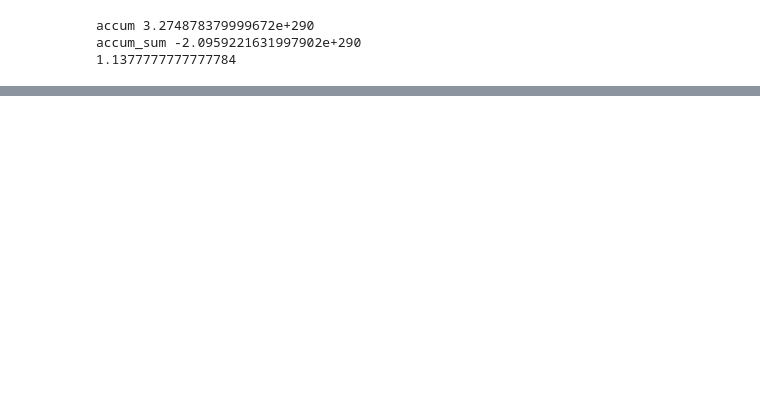
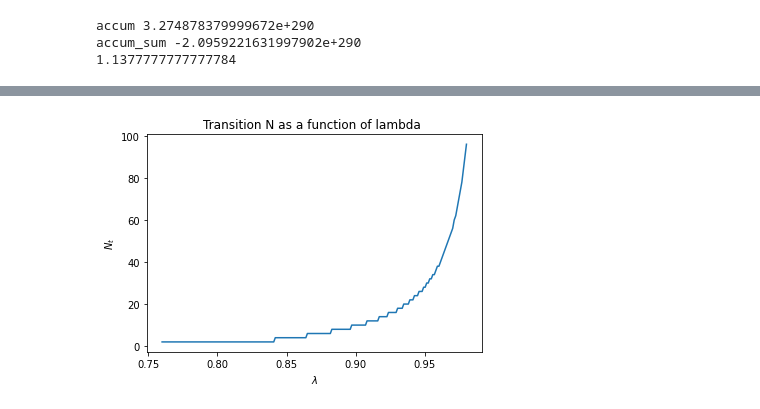
Before and after one commit to Ruchir555/State-Transfer-between-CV-Bosonic-Modes-and-Qubits, a Jupyter notebook: T_parameter_finder.ipynb, the cells around one changed output, grey strips where cells are left out. Drawn from its saved outputs; the diff is of its cells as text; code cells hidden in the pictures; blank space fills up the shorter version.

```diff
--- a/T_parameter_finder.ipynb
+++ b/T_parameter_finder.ipynb
@@ -371,0 +600,17 @@ LABELS = [i for i in range(1,100+1)]
+# %%
+import math
+lamb = 0.75
+N = 2
+a_plus = lamb**(2*N)
+a_minus = 1-a_plus
+b_plus = lamb**(-2) * (1+(-1/lamb**2)**(N-1)) * (1+1/lamb**2)**(-1) + (1/2)*lamb**(-2*N)*(-1)**(N+1)
+b_minus = 1-b_plus
+sin_gamma = 2*math.sqrt(a_plus * a_minus)
+# Delta = (1/2)*math.asin( math.sqrt((b_plus*b_minus)/(a_plus*a_minus)) )
+print("a_plus:", a_plus)
+print("a_minus:", a_minus)
+print("b_plus:", b_plus)
+print("b_minus:", b_minus)
+print("sin_gamma:", sin_gamma)
+# print("sqrt(bpbm/apam):", math.sqrt((b_plus*b_minus)/(a_plus*a_minus)))
+# print("Delta:", Delta)
@@ -371,0 +762,61 @@ LABELS = [i for i in range(1,100+1)]
+# %%
+# Plot the transition N as a function of lambda:
+import matplotlib.pyplot as plt
+
+def find_Transition_N(lamb):
+  # lamb_crit_1 = 2**(-1/4) #first transition lambda ~8408964152537145, anything below this transitions at round 2
+  lamb_crit_1 = 0.8408964152537145575472  #refined from manual testing of the code
+  r = atanh(lamb) #lambda = tanh(r), in this case lamb>=0.71 (r>=0.88) for majorization condition
+  N = 100 #dimension
+  Transition_N = 0  #initialize
+  pseudoTMSND = generateTMSSvector(r, N, renormalize=False)
+  BellN_1 = generateBellstate_reduced(N+1)  #generate one larger than pseudoTMSND so that the last k-index is found (artefact of the code)
+
+
+  if (lamb<lamb_crit_1):
+    Transition_N = 2
+
+  if (lamb>=lamb_crit_1):
+    tparamsN, indicesN = t_parameters(pseudoTMSND,BellN_1, checkMajorization=False, checkLength=False, print_vals=False)
+    for i in range(0, len(indicesN)):
+      if indicesN[i]==2 and indicesN[i-1]==3:
+        Transition_N = i+1  #it is one more because that is the first round where k=2
+
+  return Transition_N
+
+# Test Code:
+# print(find_Transition_N(0.76))  #2
+# print(find_Transition_N(0.79))  #2
+# print(find_Transition_N(0.82))  #2
+# print(find_Transition_N(0.85))  #4
+# print(find_Transition_N(0.88))  #6
+# print(find_Transition_N(0.91))  #12
+# print(find_Transition_N(0.94))  #22
+# print(find_Transition_N(0.97))  #56
+# print(find_Transition_N(0.98))  #96
+# print(find_Transition_N(0.99))  #too big (>100)
+
+# Plot transition N:
+lamb_min = 0.76 #2**(-1/2)
+upper_lamb = 0.98 #0.98
+N = 200
+lamb_list = np.linspace(lamb_min, upper_lamb, N)
+# lamb_list = np.array([0.78, 0.9, 0.96])
+# print(lamb_list)
+# print(find_Transition_N(lamb_list[1]))
+# n_list = [0]*len(lamb_list)
+n_list = []
+for i in range(0, len(lamb_list)):
+  # n_list[i] = find_Transition_N(lamb_list[i])
+  n_list.append(find_Transition_N(lamb_list[i]))
+  print('k, n, lamb:', n_list[i], i, lamb_list[i])
+N_List = np.array(n_list)
+
+# plt.plot(N_List, lamb_list) #matches contour plot axes layout
+plt.plot(lamb_list, N_List) #traditional layout
+plt.ylabel(r"$N_t$")
+plt.xlabel(r"$\lambda$")
+plt.locator_params(axis="y", integer=True, tight=True)
+plt.title("Transition N as a function of lambda ")
+plt.show()
+# %% [output]
@@ -371,0 +840 @@ LABELS = [i for i in range(1,100+1)]
+[figure, added]
```
Also changed, not shown: parts of 59 cells of this notebook.
